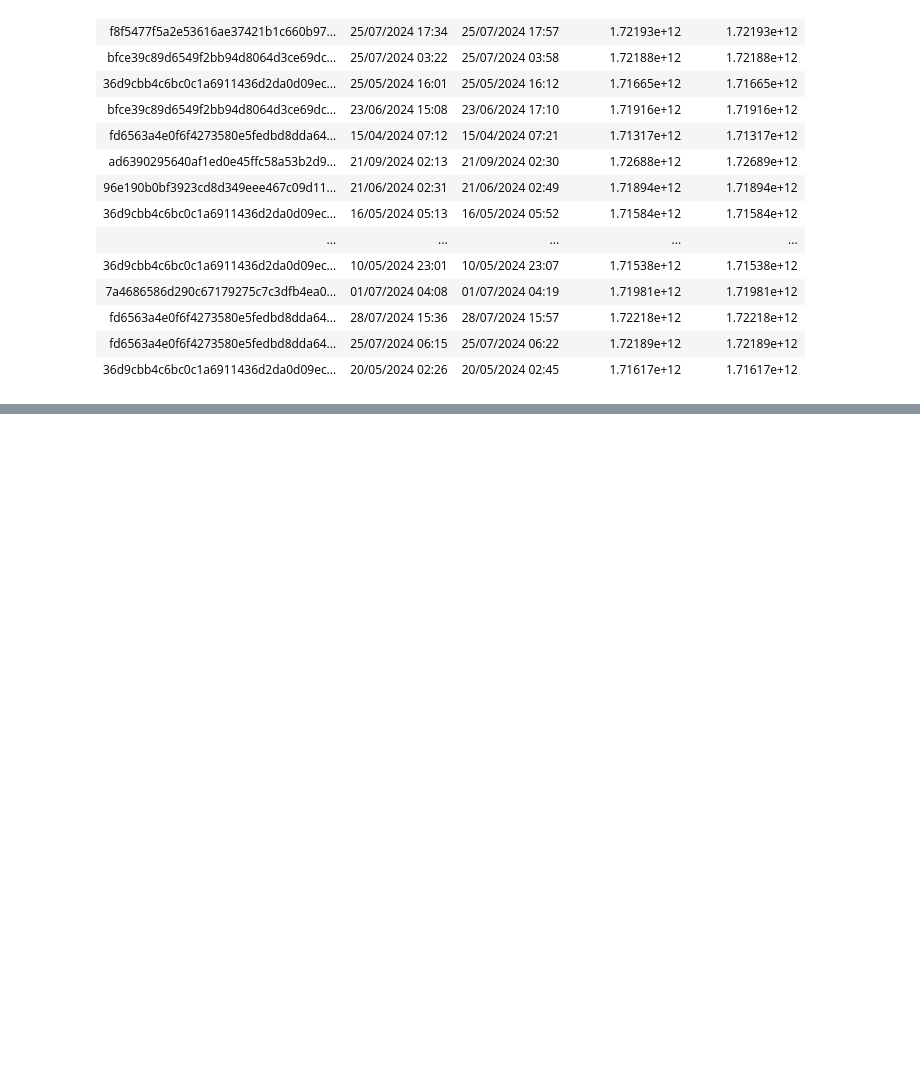
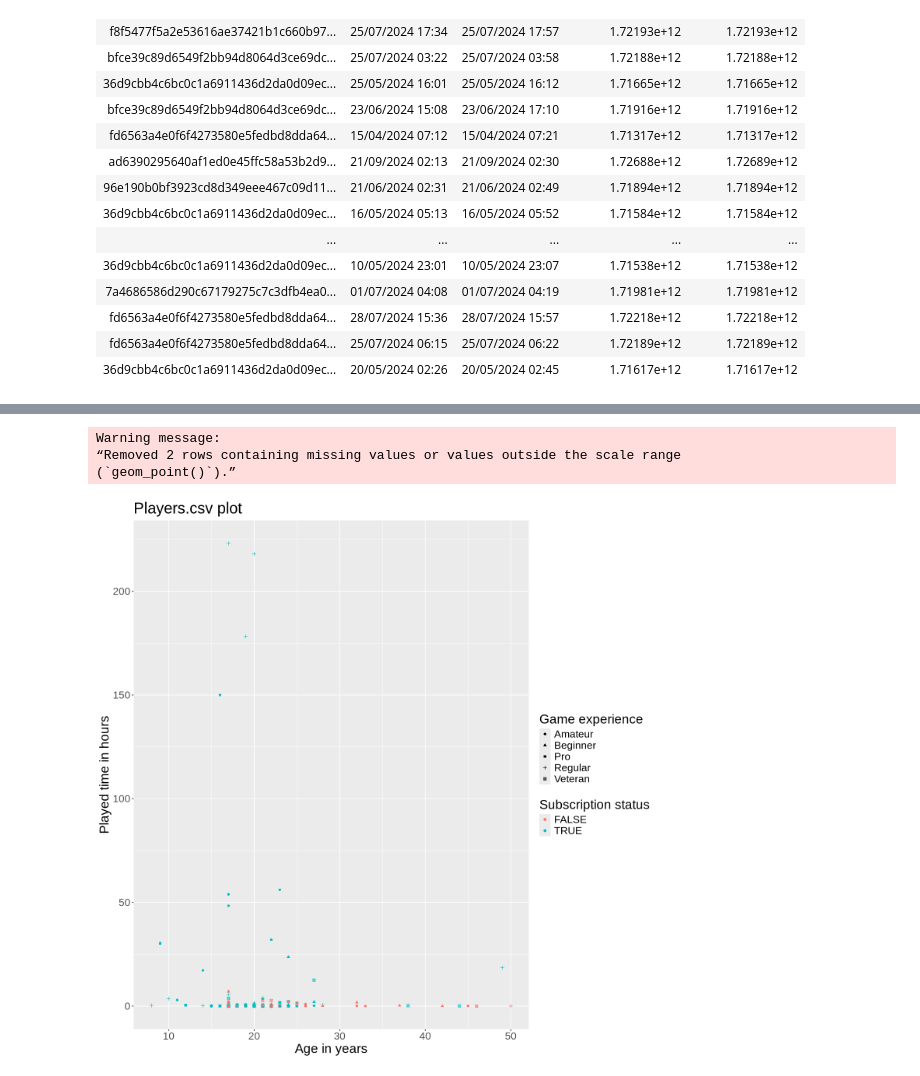
Before and after one commit to David-UBC11/dsci-100-project-template, a Jupyter notebook: ProjectPlanning.ipynb, the cells around one changed output, grey strips where cells are left out. Cells and saved outputs as stored; diff of their text form; code cells hidden in the pictures; blank space fills up the shorter version.

```diff
--- a/ProjectPlanning.ipynb
+++ b/ProjectPlanning.ipynb
@@ -86,0 +104,12 @@ A data.frame: 1535 × 5
+# %%
+players_plot <- players |>
+    ggplot(aes(x = Age, y = played_hours)) +
+        geom_point(aes(colour = subscribe, shape = experience)) +
+        labs(title = "Players.csv plot",x = "Age in years", y = "Played time in hours", colour = "Subscription status", shape = "Game experience") +
+        theme(text = element_text(size=20))
+players_plot
+# %% [output]
+Warning message:
+“Removed 2 rows containing missing values or values outside the scale range
+(`geom_point()`).”
+[figure, added]
```
Also changed, not shown: parts of 6 cells of this notebook.
